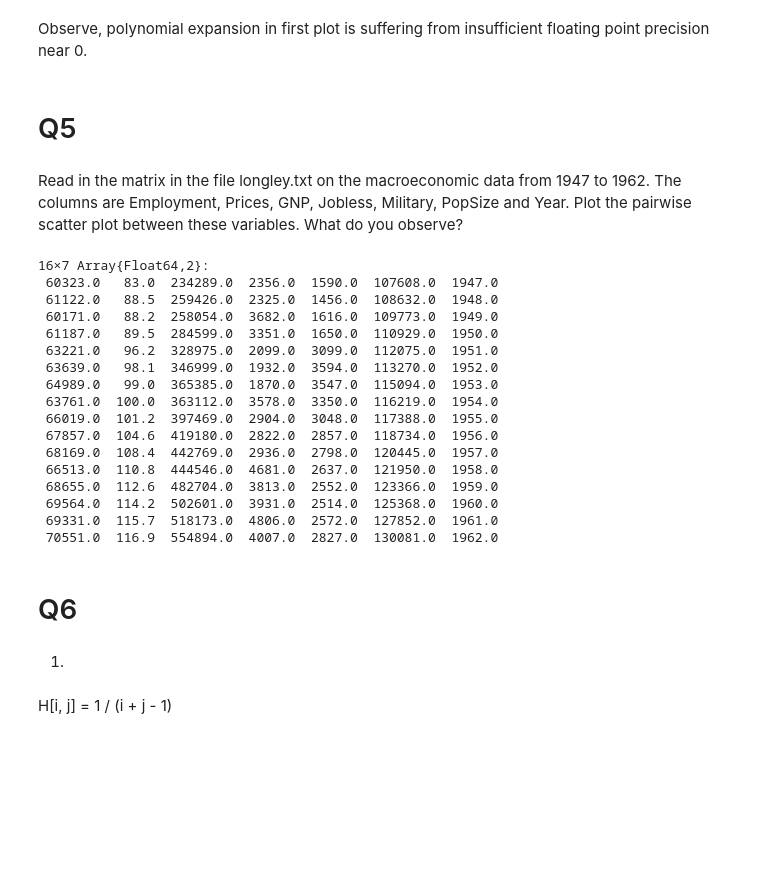
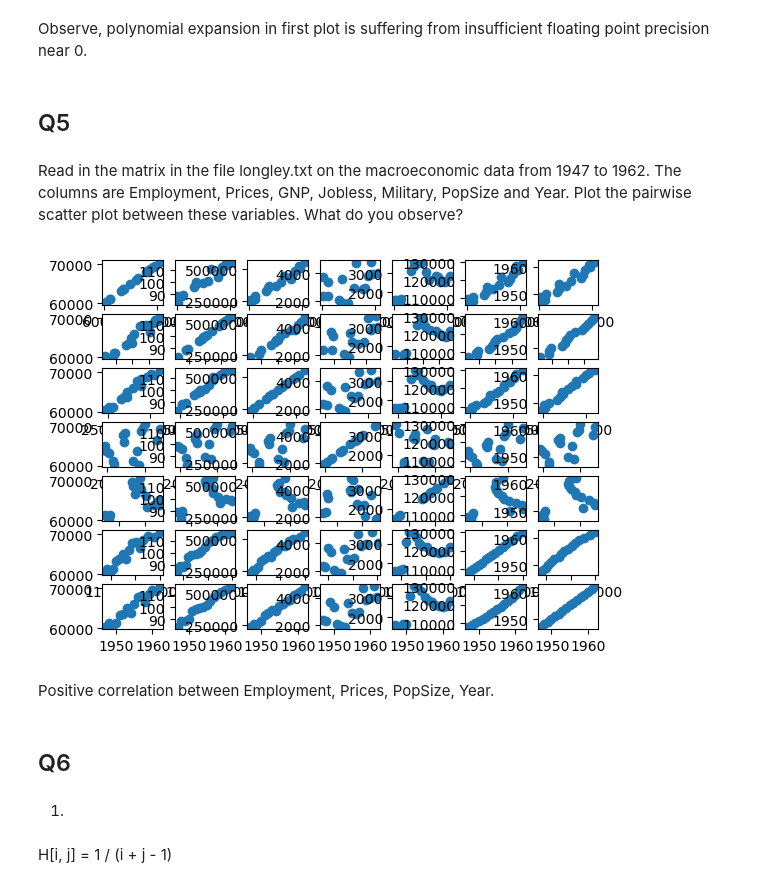
Before and after one commit to enijkamp/M230, a Jupyter notebook: hw1/hw1.ipynb, the cells around one changed output. Drawn from its saved outputs; the diff is of its cells as text; code cells hidden in the pictures; blank space fills up the shorter version.

```diff
--- a/hw1/hw1.ipynb
+++ b/hw1/hw1.ipynb
@@ -212,33 +146,26 @@ LoadError: Failed to precompile PlotlyJS to /home/juser/.julia/lib/v0.6/PlotlyJS
 # %% [markdown]
 Observe, polynomial expansion in first plot is suffering from insufficient floating point precision near 0.
 # %% [markdown]
-# Q5
+## Q5
 # %% [markdown]
 Read in the matrix in the file longley.txt on the macroeconomic data from 1947 to 1962. The columns are Employment, Prices, GNP, Jobless, Military, PopSize and Year. Plot the pairwise scatter plot between these variables. What do you observe?
-# %%
-m = readdlm("/home/juser/M230/hw1/longley.txt")
-# %% [output]
-16×7 Array{Float64,2}:
- 60323.0   83.0  234289.0  2356.0  1590.0  107608.0  1947.0
- 61122.0   88.5  259426.0  2325.0  1456.0  108632.0  1948.0
- 60171.0   88.2  258054.0  3682.0  1616.0  109773.0  1949.0
- 61187.0   89.5  284599.0  3351.0  1650.0  110929.0  1950.0
- 63221.0   96.2  328975.0  2099.0  3099.0  112075.0  1951.0
- 63639.0   98.1  346999.0  1932.0  3594.0  113270.0  1952.0
- 64989.0   99.0  365385.0  1870.0  3547.0  115094.0  1953.0
- 63761.0  100.0  363112.0  3578.0  3350.0  116219.0  1954.0
- 66019.0  101.2  397469.0  2904.0  3048.0  117388.0  1955.0
- 67857.0  104.6  419180.0  2822.0  2857.0  118734.0  1956.0
- 68169.0  108.4  442769.0  2936.0  2798.0  120445.0  1957.0
- 66513.0  110.8  444546.0  4681.0  2637.0  121950.0  1958.0
- 68655.0  112.6  482704.0  3813.0  2552.0  123366.0  1959.0
- 69564.0  114.2  502601.0  3931.0  2514.0  125368.0  1960.0
- 69331.0  115.7  518173.0  4806.0  2572.0  127852.0  1961.0
- 70551.0  116.9  554894.0  4007.0  2827.0  130081.0  1962.0
+# %%
+m = readdlm("/home/juser/M230/hw1/longley.txt")
+using PyPlot
+for r = 1:7
+    for c = 1:7
+        subplot(7,7,(r-1)*7 + c)
+        scatter(m[:,r], m[:,c])
+    end
+end
+# %% [output]
+[figure, added]
+# %% [markdown]
+Positive correlation between Employment, Prices, PopSize, Year.
 # %% [markdown]
-# Q6
+## Q6
 # %% [markdown]
-1.
+1)
 # %% [markdown]
 H[i, j] = 1 / (i + j - 1)
 # %%
```
Also changed, not shown: parts of 19 cells of this notebook.
